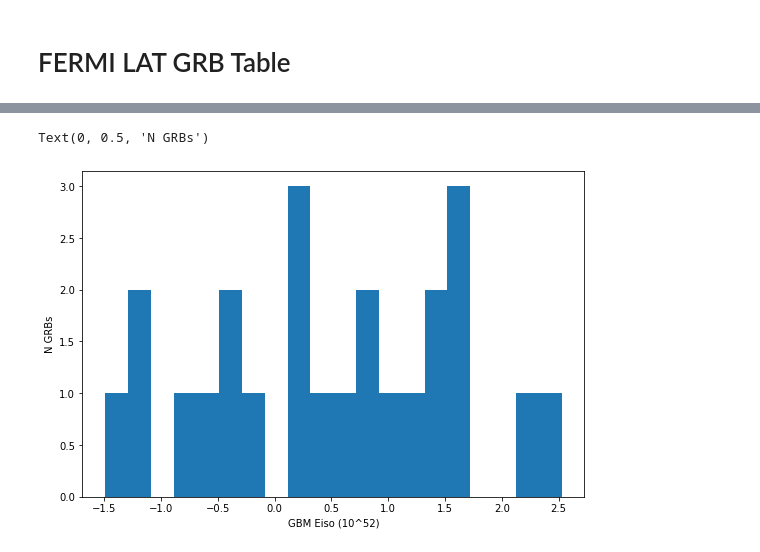
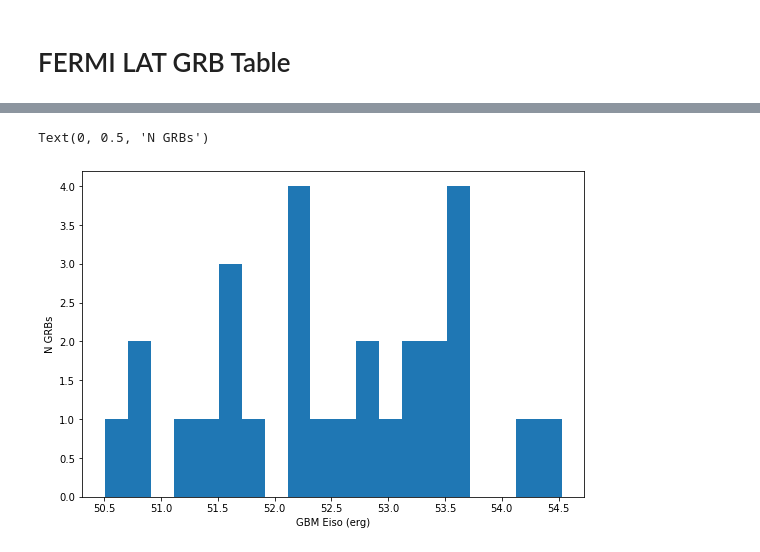
Before and after one commit to LSSTDESC/grb_orphan_afterglows, a Jupyter notebook: notebooks/read_grb_tables.ipynb, the cells around one changed output, grey strips where cells are left out. Drawn from its saved outputs; the diff is of its cells as text; code cells hidden in the pictures.

```diff
--- a/notebooks/read_grb_tables.ipynb
+++ b/notebooks/read_grb_tables.ipynb
@@ -165,8 +165,8 @@ Text(0, 0.5, 'N GRBs')
 # %% [markdown]
 # FERMI LAT GRB Table
 # %%
-fermi = "/home/bregeon/Rubin/FINK/orphans/data/Fermi_LAT_GRB_Catalog.fits"
+fermi_table = "../data/Fermi_LAT_GRB_table_21042022.fits"
 # %%
-hdul = fits.open(fermi)
+hdul = fits.open(fermi_table)
 hdul.info()
 # %% [output]
@@ -224,9 +224,9 @@ Text(0, 0.5, 'N GRBs')
 # %%
-gbm_Eiso = hdul[1].data['LIKE_GBM_EISO52_RF']
+gbm_Eiso = hdul[1].data['LIKE_GBM_EISO_RF']
 good_gbm_Eiso = gbm_Eiso[gbm_Eiso>0]
 plt.hist(np.log10(good_gbm_Eiso), bins=20)
-plt.xlabel('GBM Eiso (10^52)')
+plt.xlabel('GBM Eiso (erg)')
 plt.ylabel('N GRBs')
 # %% [output]
 Text(0, 0.5, 'N GRBs')
-[figure, old version]
+[figure, new version]
```
Also changed, not shown: parts of 7 cells of this notebook, 1 other file.
